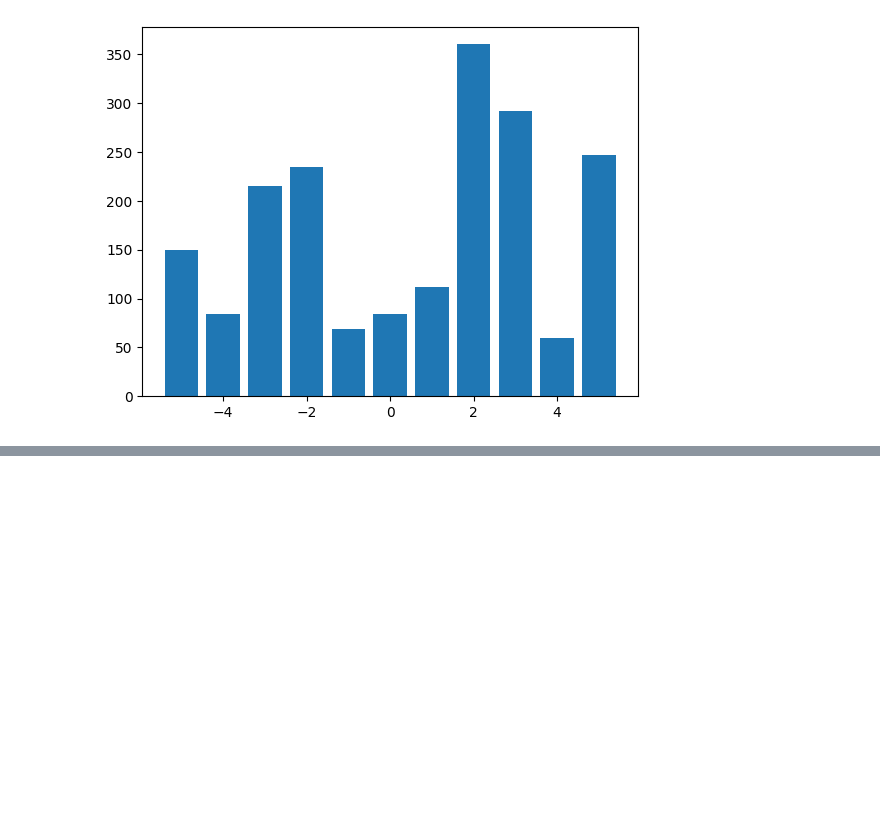
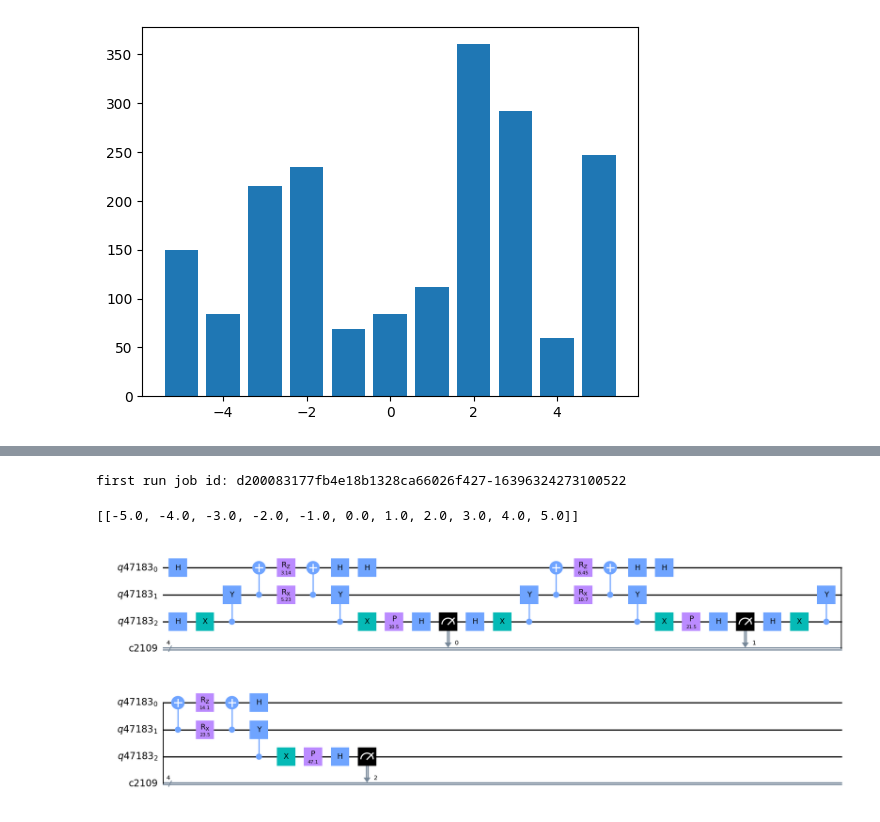
Before and after one commit to constantlyPlanck/2QubitRodeo, a Jupyter notebook: 2Qubit.ipynb, the cells around one changed output, grey strips where cells are left out. Cells and saved outputs as stored; diff of their text form; code cells hidden in the pictures; blank space fills up the shorter version.

Commit message:
Added refactored spectrum searching function
- Modular spectrum searching
- Third scan identification needs to be implemented

```diff
--- a/2Qubit.ipynb
+++ b/2Qubit.ipynb
@@ -50,6 +49,26 @@ ibmq_jakarta
 # %%
 def deNone(value):
     return int(0 if value is None else value)
+# %%
+def make_good_times(stDev, num, minThreshold, maxThreshold):
+    timesGood = False
+    while not timesGood:
+        times = np.abs(np.random.normal(0, stDev, num)).tolist()
+        timesGood = True
+        for i in times:
+            if i > maxThreshold:
+                timesGood = False
+                break
+
+        if timesGood:
+            times = np.sort(times)
+            for i in range(num - 1):
+                if times[i + 1] - times[i] < minThreshold:
+                    timesGood = False
+                    break
+
+        if timesGood:
+            return times
 # %%
 #turn on hadamards to get all 4 states present
 def make_cont_sys_circ(inTime, xMod, zMod):
@@ -1232,0 +1370,20 @@ plot_scans(process_data(testRun, 0))
+# %%
+refactorTrial = identify_peaks(2.5, 1.5, 3, [11, 11, 11], 25, backend=backendJakarta)
+print(refactorTrial)
+# %% [output]
+first run job id: d200083177fb4e18b1328ca66026f427-16396324273100522
+# %%
+scanNums = [11,11,11]
+xMod = 2.5
+zMod = 1.5
+numCycles = 3
+maxEigenvalue = 5 # replace this with an actual estimate from xMod and zMod
+firstRunEnergies = np.linspace(-maxEigenvalue, maxEigenvalue, scanNums[0])
+firstRunEnergies = firstRunEnergies.tolist()
+firstStepSize = abs(firstRunEnergies[1]) - abs(firstRunEnergies[0])
+print([firstRunEnergies])
+firstPassCircuits = make_scan(xMod, zMod, numCycles, [firstRunEnergies], 2, 1)
+firstPassCircuits[10].draw('mpl')
+# %% [output]
+[[-5.0, -4.0, -3.0, -2.0, -1.0, 0.0, 1.0, 2.0, 3.0, 4.0, 5.0]]
+[figure, added]
```
Also changed, not shown: parts of 5 cells of this notebook.
